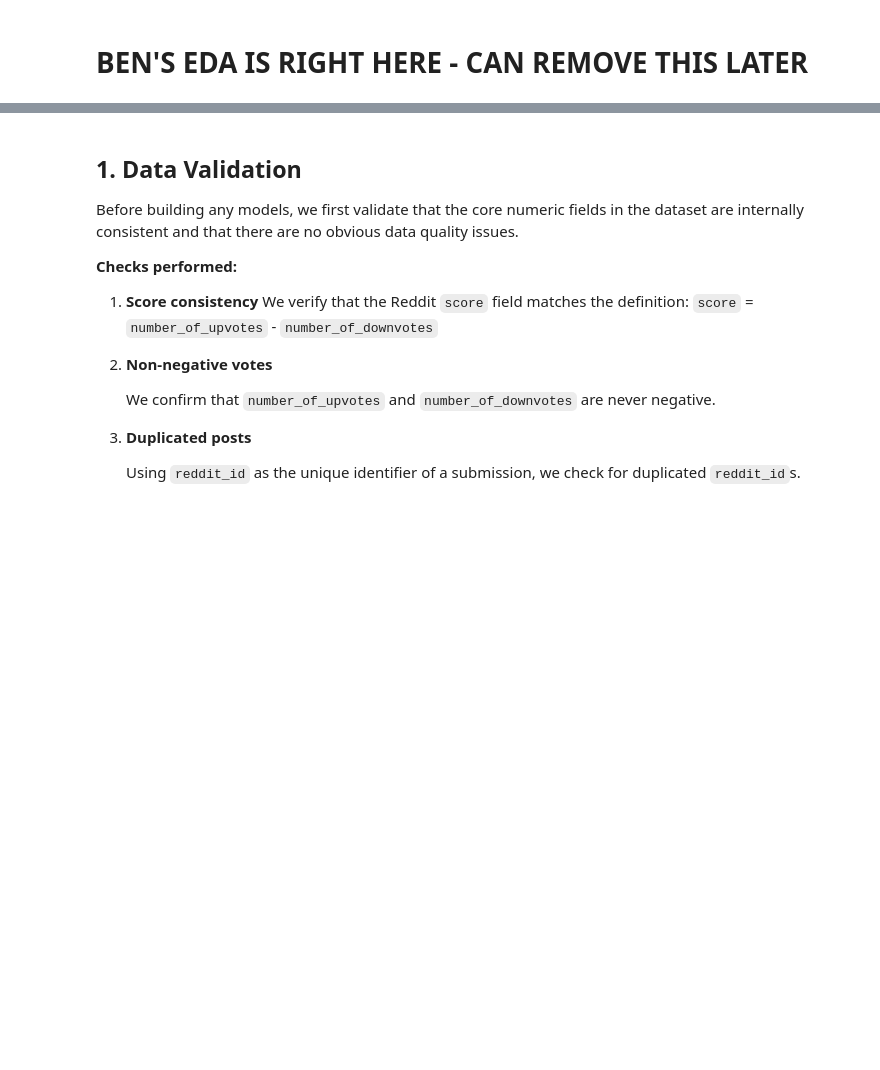
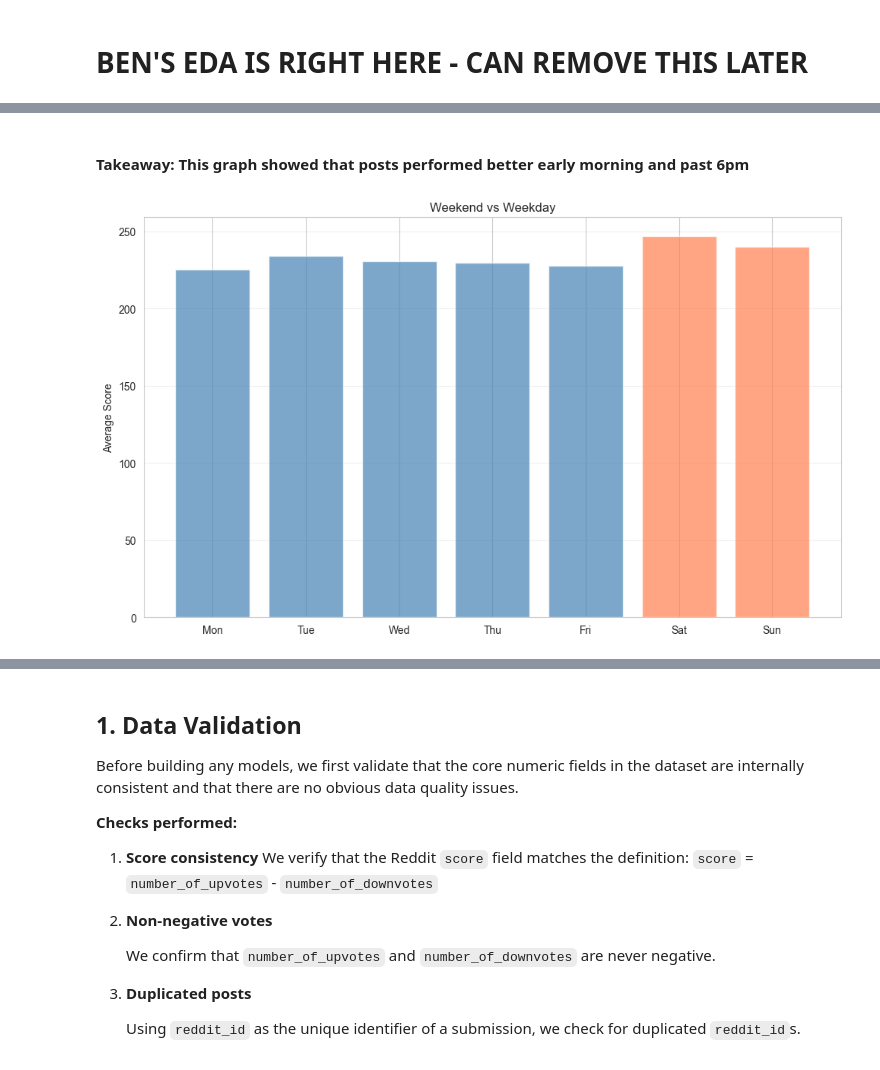
Before and after one commit to rsm-som001/CSE158project, a Jupyter notebook: Master (1).ipynb, the cells around one changed output, grey strips where cells are left out. Saved outputs shown, nothing was run; the diff lists cells and outputs as text; code cells hidden in the pictures; blank space fills up the shorter version.

```diff
--- a/Master (1).ipynb
+++ b/Master (1).ipynb
@@ -217,0 +122,22 @@ Key Findings:
+# %% [markdown]
+#### Takeaway: This graph showed that posts performed better early morning and past 6pm
+# %%
+# Cell 3: Day of Week Pattern
+
+plt.figure(figsize=(10, 6))
+
+day_names = ["Mon", "Tue", "Wed", "Thu", "Fri", "Sat", "Sun"]
+dow_scores = eda_df.groupby("day_of_week")["score"].mean()
+
+colors = ["steelblue"] * 5 + ["coral", "coral"]  # weekdays vs weekend
+
+plt.bar(range(7), dow_scores.values, color=colors, alpha=0.7)
+plt.xticks(range(7), day_names)
+plt.ylabel("Average Score")
+plt.title("Weekend vs Weekday")
+plt.grid(axis="y", alpha=0.3)
+
+plt.tight_layout()
+plt.show()
+# %% [output]
+[figure, added]
```
Also changed, not shown: parts of 9 cells of this notebook.
